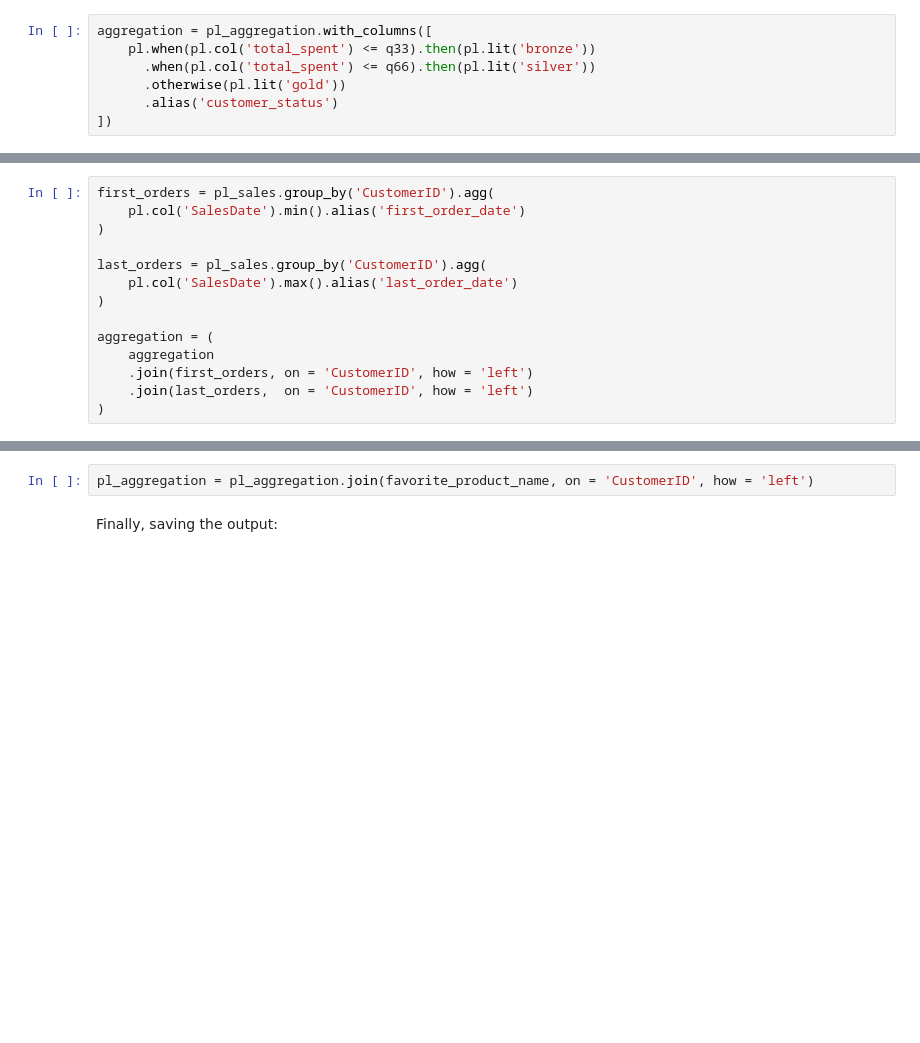
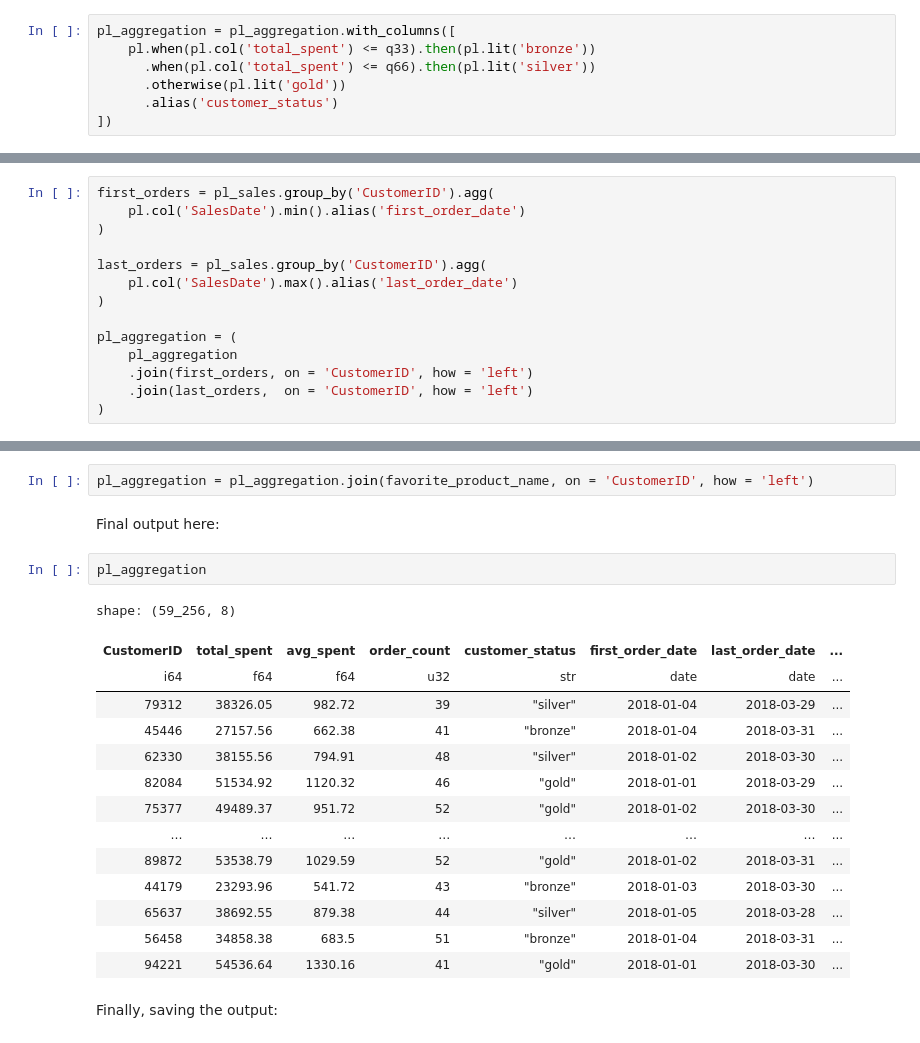
Before and after one commit to sotyshchenko/DEC-04-Assignment, a Jupyter notebook: Pandas_VS_Polars.ipynb, the cells around one changed output, grey strips where cells are left out. Cells and saved outputs as stored; diff of their text form; blank space fills up the shorter version.

```diff
--- a/Pandas_VS_Polars.ipynb
+++ b/Pandas_VS_Polars.ipynb
@@ -233,7 +233,7 @@ Computing quantiles to classify the customers:
 q33 = pl_aggregation['total_spent'].quantile(0.33)
 q66 = pl_aggregation['total_spent'].quantile(0.66)
 # %%
-aggregation = pl_aggregation.with_columns([
+pl_aggregation = pl_aggregation.with_columns([
     pl.when(pl.col('total_spent') <= q33).then(pl.lit('bronze'))
       .when(pl.col('total_spent') <= q66).then(pl.lit('silver'))
       .otherwise(pl.lit('gold'))
@@ -250,8 +250,8 @@ last_orders = pl_sales.group_by('CustomerID').agg(
     pl.col('SalesDate').max().alias('last_order_date')
 )
 
-aggregation = (
-    aggregation
+pl_aggregation = (
+    pl_aggregation
     .join(first_orders, on = 'CustomerID', how = 'left')
     .join(last_orders,  on = 'CustomerID', how = 'left')
 )
@@ -284,6 +284,25 @@ favorite_product_name = (
 )
 # %%
 pl_aggregation = pl_aggregation.join(favorite_product_name, on = 'CustomerID', how = 'left')
+# %% [markdown]
+Final output here:
+# %%
+pl_aggregation
+# %% [output]
+shape: (59_256, 8)
+| CustomerID | total_spent | avg_spent | order_count | customer_status | first_order_date | last_order_date | ... |
+| i64 | f64 | f64 | u32 | str | date | date | ... |
+| 79312 | 38326.05 | 982.72 | 39 | "silver" | 2018-01-04 | 2018-03-29 | ... |
+| 45446 | 27157.56 | 662.38 | 41 | "bronze" | 2018-01-04 | 2018-03-31 | ... |
+| 62330 | 38155.56 | 794.91 | 48 | "silver" | 2018-01-02 | 2018-03-30 | ... |
+| 82084 | 51534.92 | 1120.32 | 46 | "gold" | 2018-01-01 | 2018-03-29 | ... |
+| 75377 | 49489.37 | 951.72 | 52 | "gold" | 2018-01-02 | 2018-03-30 | ... |
+| … | … | … | … | … | … | … | ... |
+| 89872 | 53538.79 | 1029.59 | 52 | "gold" | 2018-01-02 | 2018-03-31 | ... |
+| 44179 | 23293.96 | 541.72 | 43 | "bronze" | 2018-01-03 | 2018-03-30 | ... |
+| 65637 | 38692.55 | 879.38 | 44 | "silver" | 2018-01-05 | 2018-03-28 | ... |
+| 56458 | 34858.38 | 683.5 | 51 | "bronze" | 2018-01-04 | 2018-03-31 | ... |
+| 94221 | 54536.64 | 1330.16 | 41 | "gold" | 2018-01-01 | 2018-03-30 | ... |
 # %% [markdown]
 Finally, saving the output:
 # %%
```
Also changed, not shown: parts of 2 cells of this notebook, 1 other file.
